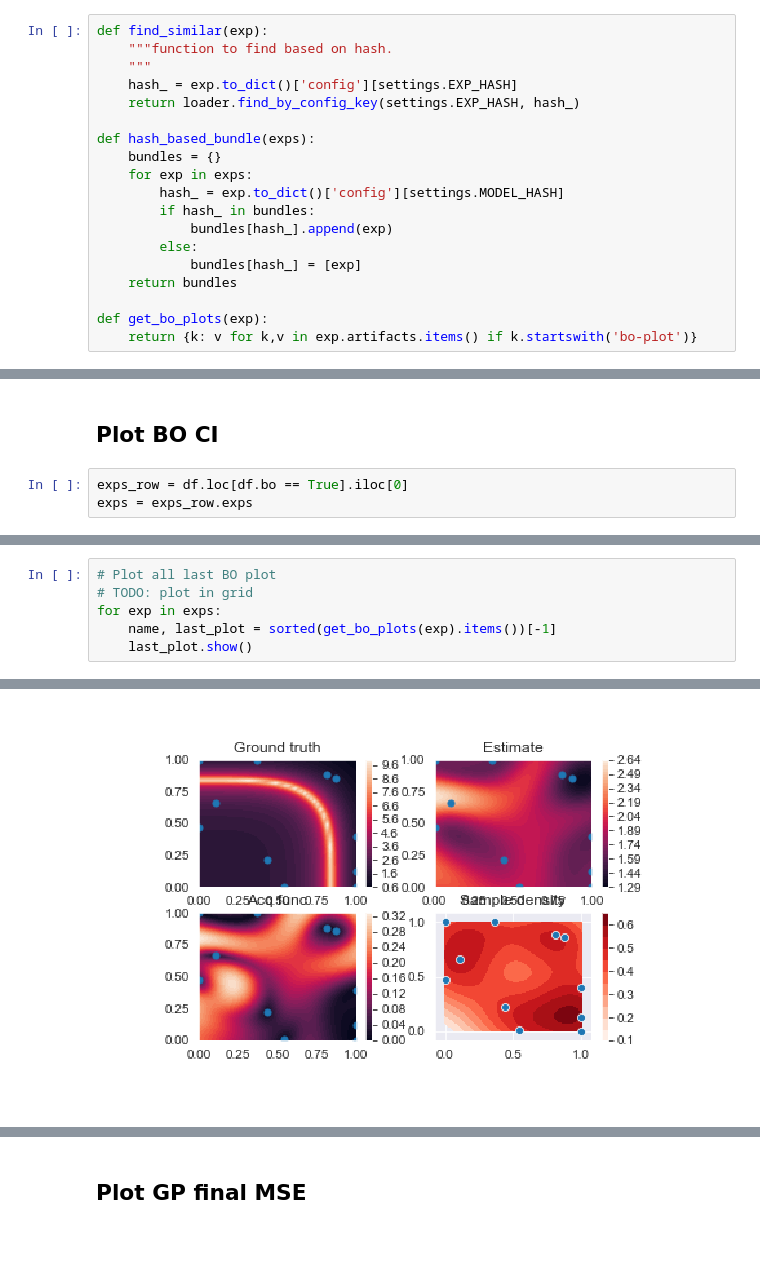
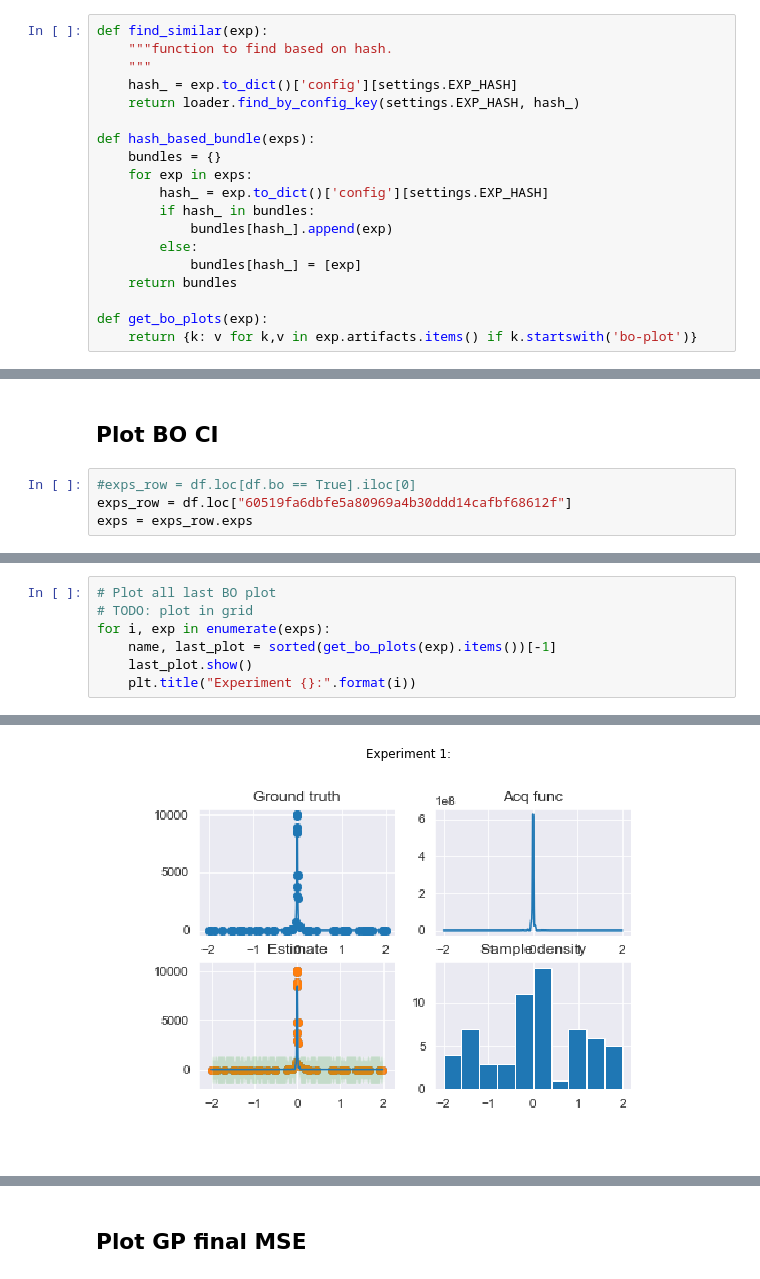
Before and after one commit to tmpethick/thesis-code, a Jupyter notebook: explorer_notebook.ipynb, the cells around one changed output, grey strips where cells are left out. Saved outputs shown, nothing was run; the diff lists cells and outputs as text; blank space fills up the shorter version.

```diff
--- a/explorer_notebook.ipynb
+++ b/explorer_notebook.ipynb
@@ -29,7 +29,7 @@ def find_similar(exp):
 def hash_based_bundle(exps):
     bundles = {}
     for exp in exps:
-        hash_ = exp.to_dict()['config'][settings.MODEL_HASH]
+        hash_ = exp.to_dict()['config'][settings.EXP_HASH]
         if hash_ in bundles:
             bundles[hash_].append(exp)
         else:
@@ -84,7 +81,8 @@ df
 # %% [markdown]
 ## Plot BO CI
 # %%
-exps_row = df.loc[df.bo == True].iloc[0]
+#exps_row = df.loc[df.bo == True].iloc[0]
+exps_row = df.loc["60519fa6dbfe5a80969a4b30ddd14cafbf68612f"]
 exps = exps_row.exps
 # %%
 # Calculate mean and variance of MSE
@@ -104,7 +99,8 @@ sorted([('asd4.png', False), ('asd3.png',True)])
 # %%
 # Plot all last BO plot
 # TODO: plot in grid
-for exp in exps:
+for i, exp in enumerate(exps):
     name, last_plot = sorted(get_bo_plots(exp).items())[-1]
     last_plot.show()
+    plt.title("Experiment {}:".format(i))
 # %% [output]
@@ -112 +108 @@ for exp in exps:
-[figure, old version]
+[figure, new version]
```
Also changed, not shown: parts of 10 cells of this notebook, 6 other files.
